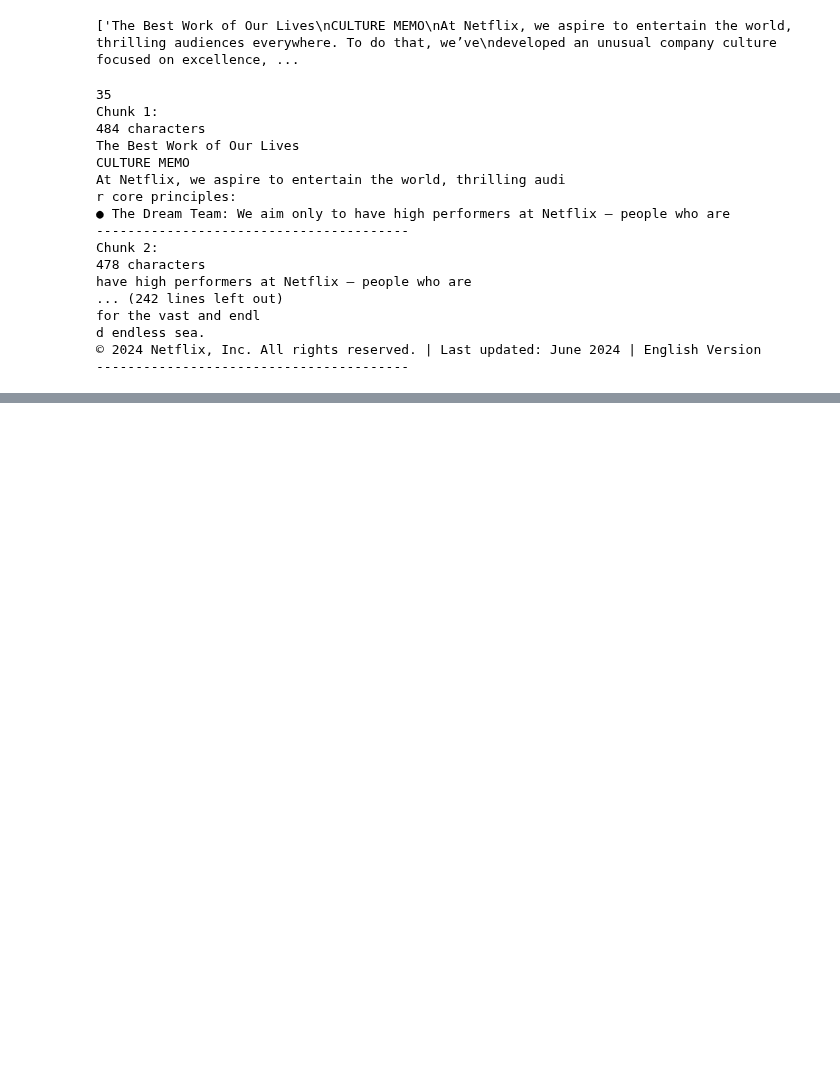
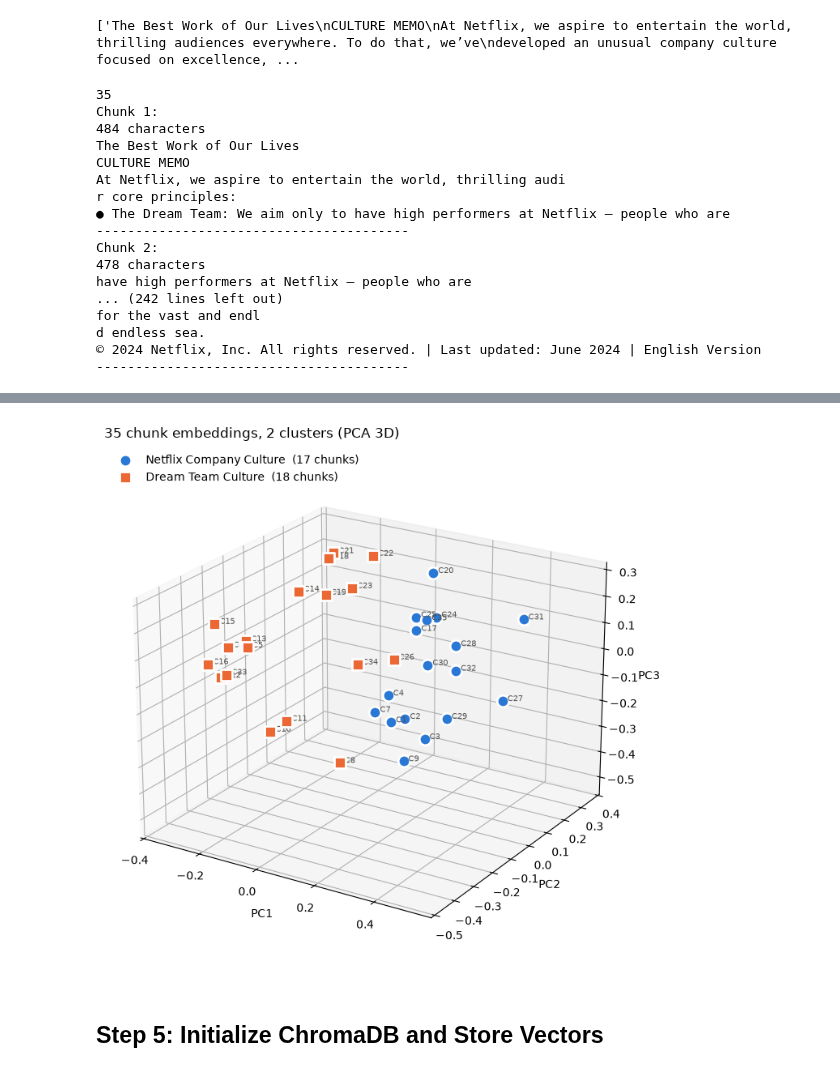
Before and after one commit to daniellec927/ai-engineering, a Jupyter notebook: AI Engineering Part 1/RAG.ipynb, the cells around one changed output, grey strips where cells are left out. Saved outputs shown, nothing was run; the diff lists cells and outputs as text; code cells hidden in the pictures; blank space fills up the shorter version.

```diff
--- a/AI Engineering Part 1/RAG.ipynb
+++ b/AI Engineering Part 1/RAG.ipynb
@@ -285,0 +454,42 @@ d endless sea.
+# %%
+import numpy as np, matplotlib.pyplot as plt
+from sklearn.decomposition import PCA
+from sklearn.cluster import KMeans
+
+X = np.array(embeddings)
+xyz = PCA(n_components=3).fit_transform(X)
+
+labels = KMeans(n_clusters=2, n_init=10, random_state=0).fit_predict(X)
+
+COLORS = ["#2a78d6", "#eb6834"]
+MARKERS = ["o", "s"]
+
+fig = plt.figure(figsize=(9, 7))
+ax = fig.add_subplot(111, projection="3d")
+
+for k in (0, 1):
+    m = labels == k
+    ax.scatter(
+        *xyz[m].T,
+        s=110,
+        color=COLORS[k],
+        marker=MARKERS[k],
+        edgecolor="white",
+        linewidth=2,
+        depthshade=False,          # keep cluster color constant with depth
+        label=f"{cluster_info[k]['label']}  ({m.sum()} chunks)",
+    )
+
+for i, (x, y, z) in enumerate(xyz):
+    ax.text(x, y, z, f"  C{i + 1}", fontsize=7, color="#52514e")
+
+ax.set_title(f"{len(chunks)} chunk embeddings, 2 clusters (PCA 3D)", loc="left")
+ax.set_xlabel("PC1")
+ax.set_ylabel("PC2")
+ax.set_zlabel("PC3")
+ax.legend(frameon=False, loc="upper left")
+ax.view_init(elev=22, azim=-58)   # tweak to find a readable angle
+plt.tight_layout()
+plt.show()
+# %% [output]
+[figure, added]
@@ -285,0 +549,2 @@ d endless sea.
+# %% [markdown]
+## Step 5: Initialize ChromaDB and Store Vectors
```
Also changed, not shown: parts of 19 cells of this notebook.
